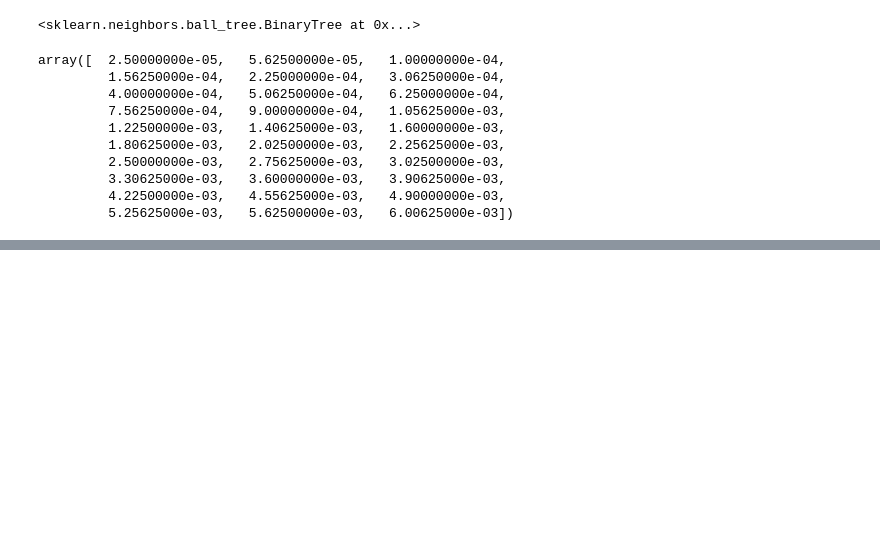
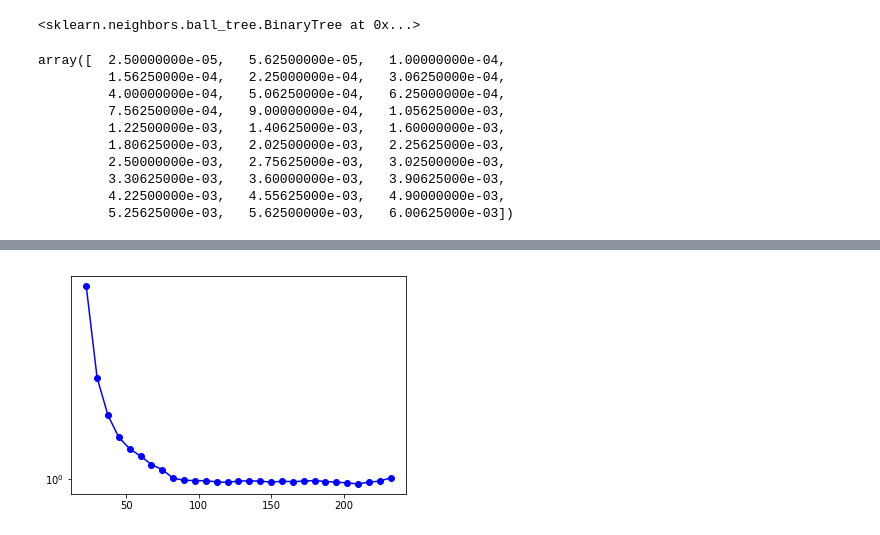
Before and after one commit to rohinkumar/correlcalc-nb, a Jupyter notebook: CorrelCalc_Planck15.ipynb, the cells around one changed output, grey strips where cells are left out. Saved outputs shown, nothing was run; the diff lists cells and outputs as text; code cells hidden in the pictures; blank space fills up the shorter version.

```diff
--- a/CorrelCalc_Planck15.ipynb
+++ b/CorrelCalc_Planck15.ipynb
@@ -476,7 +600,9 @@ plt.plot(binMpc,correl,'ro-')
 # %%
 plt.yscale('log')
-plt.plot(binMpc,correl,'bo-')
+plt.plot(binMpc,correl+1.0,'bo-')
 plt.show()
+# %% [output]
+[figure, added]
 # %%
 plt.xscale('log')
 plt.yscale('log')
```
Also changed, not shown: parts of 20 cells of this notebook, 34 other files.
